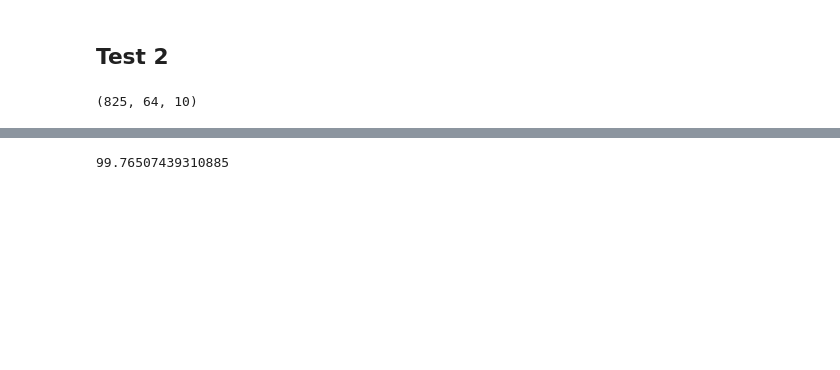
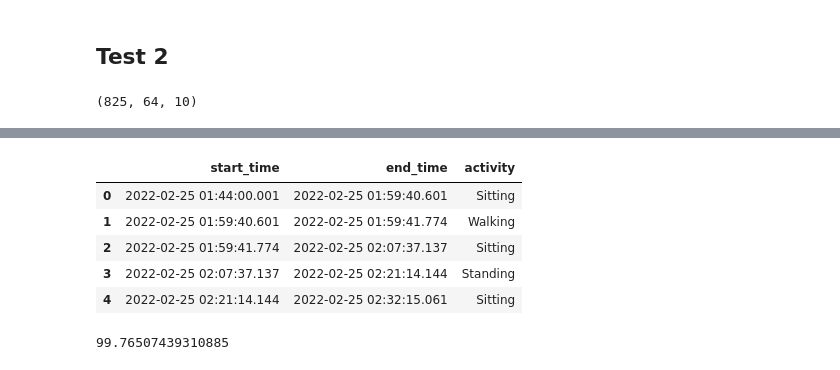
Before and after one commit to ArvindReddyC/Sord_analysis, a Jupyter notebook: Notebooks/CCN_activity_recog.ipynb, the cells around one changed output, grey strips where cells are left out. Saved outputs shown, nothing was run; the diff lists cells and outputs as text; code cells hidden in the pictures; blank space fills up the shorter version.

```diff
--- a/Notebooks/CCN_activity_recog.ipynb
+++ b/Notebooks/CCN_activity_recog.ipynb
@@ -435,12 +422,12 @@ combined.drop(combined.iloc[np.where( combined == '-' )[0] , 9].index, inplace=T
 combined[combined.columns.drop('Activity')] = combined[combined.columns.drop('Activity')].applymap( pd.to_numeric )
 
 combined.loc[ combined[combined.Activity == 'Sitting'].index, 'Angle' ]   =   180 - combined.loc[ combined[combined.Activity == 'Sitting'].index, 'Angle' ]
-combined = change_time(combined)
+#combined = change_time(combined)
 
 
 combined = combined.sort_index()
 combined.Activity = combined.Activity.map( { 'Sitting':0  , 'Standing' : 1 , 'Walking' : 2   })
-reza_train , lebels  = create_segments_and_labels(combined ,  64 , 32)
+reza_train , lebels , start_time = create_segments_and_labels(combined ,  64 , 32)
 print(reza_train.shape)
 # %% [output]
 (825, 64, 10)
@@ -472,0 +458,26 @@ pd.DataFrame(  data =  predds ,  index =  combined.index )
+# %%
+arr = np.asarray( predds )
+indices = np.where( arr[:-1] != arr[1:])[0]
+indices = np.insert(indices, 0, -1, axis=0)
+indices = np.insert(indices, len(indices), len(predds) - 2 , axis=0)
+
+listt = []
+for i in range(0, len(indices) - 1  , 1 ):
+    print(i)
+    listt.append( { 'start_time' : start_time[ indices[i] + 1 ],  'end_time' : start_time[ indices[(i+1)] + 1 ] , 'activity' :  predds[ indices[i] + 1 ] } )
+
+
+# display(df_result.iloc[0:182])
+# display(df_result.iloc[182:183])
+# display(df_result.iloc[183:184])
+# display(df_result.iloc[184:185])
+# display(df_result.iloc[185:248])
+
+import inspect
+inspect.signature(enumerate)
+
+
+
+temp = pd.DataFrame( listt )
+temp.activity = temp.activity.map( { 0 : 'Sitting' , 1 :'Standing' , 2 : 'Walking' } )
+temp.to_dict( orient = 'records' )
@@ -472,0 +503,9 @@ pd.DataFrame(  data =  predds ,  index =  combined.index )
+# %%
+temp.head(5)
+# %% [output]
+|  | start_time | end_time | activity |
+| 0 | 2022-02-25 01:44:00.001 | 2022-02-25 01:59:40.601 | Sitting |
+| 1 | 2022-02-25 01:59:40.601 | 2022-02-25 01:59:41.774 | Walking |
+| 2 | 2022-02-25 01:59:41.774 | 2022-02-25 02:07:37.137 | Sitting |
+| 3 | 2022-02-25 02:07:37.137 | 2022-02-25 02:21:14.144 | Standing |
+| 4 | 2022-02-25 02:21:14.144 | 2022-02-25 02:32:15.061 | Sitting |
```
Also changed, not shown: parts of 7 cells of this notebook.
